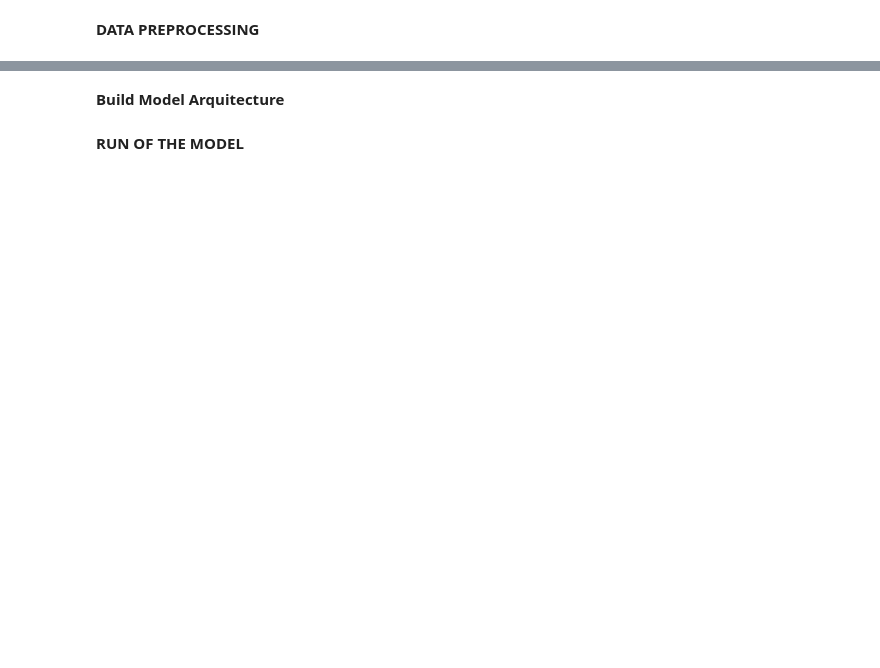
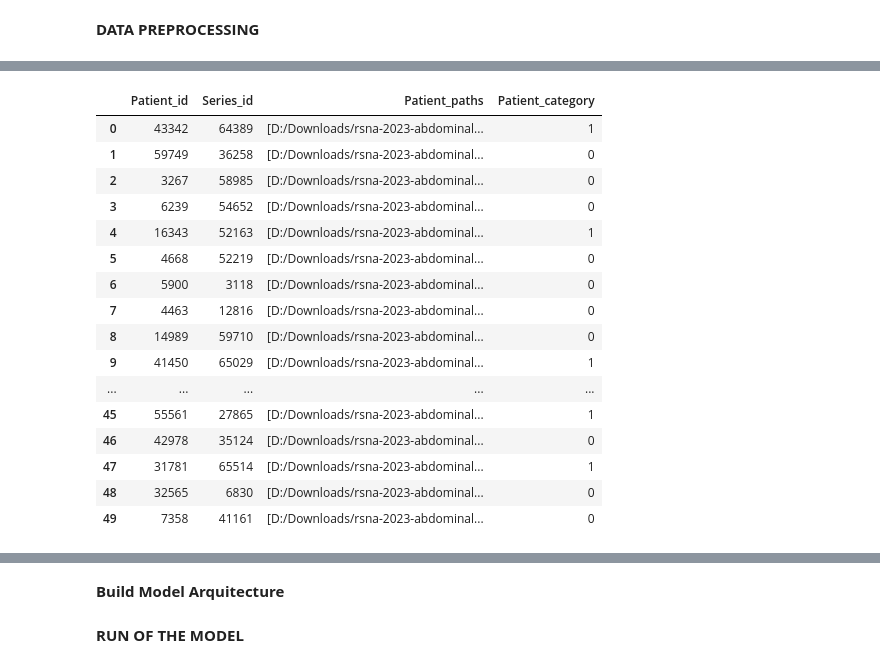
Before and after one commit to PedroAMtz/RSNA_Abdominal_Trauma, a Jupyter notebook: experiments/LSTM_Model/Unet-lstm-2d-model.ipynb, the cells around one changed output, grey strips where cells are left out. Cells and saved outputs as stored; diff of their text form; code cells hidden in the pictures; blank space fills up the shorter version.

```diff
--- a/experiments/LSTM_Model/Unet-lstm-2d-model.ipynb
+++ b/experiments/LSTM_Model/Unet-lstm-2d-model.ipynb
@@ -245,0 +106,26 @@ train_images , test_images , train_labels, test_labels = train_test_split(transp
+# %%
+connection = sqlite3.connect("C:/Users/Daniel/Desktop/RSNA_Abdominal_Trauma/local_database/training_data.db")
+# ATTENTION ABOUT THE TABLE FROM THE DB YOU CONNECT!!
+sql = pd.read_sql_query("SELECT * FROM balanced_data", connection)
+data = pd.DataFrame(sql, columns =["Patient_id", "Series_id", "Patient_paths", "Patient_category"])
+data['Patient_paths'] = data['Patient_paths'].apply(ast.literal_eval)
+# %%
+data
+# %% [output]
+|  | Patient_id | Series_id | Patient_paths | Patient_category |
+| 0 | 43342 | 64389 | [D:/Downloads/rsna-2023-abdominal... | 1 |
+| 1 | 59749 | 36258 | [D:/Downloads/rsna-2023-abdominal... | 0 |
+| 2 | 3267 | 58985 | [D:/Downloads/rsna-2023-abdominal... | 0 |
+| 3 | 6239 | 54652 | [D:/Downloads/rsna-2023-abdominal... | 0 |
+| 4 | 16343 | 52163 | [D:/Downloads/rsna-2023-abdominal... | 1 |
+| 5 | 4668 | 52219 | [D:/Downloads/rsna-2023-abdominal... | 0 |
+| 6 | 5900 | 3118 | [D:/Downloads/rsna-2023-abdominal... | 0 |
+| 7 | 4463 | 12816 | [D:/Downloads/rsna-2023-abdominal... | 0 |
+| 8 | 14989 | 59710 | [D:/Downloads/rsna-2023-abdominal... | 0 |
+| 9 | 41450 | 65029 | [D:/Downloads/rsna-2023-abdominal... | 1 |
+| ... | ... | ... | ... | ... |
+| 45 | 55561 | 27865 | [D:/Downloads/rsna-2023-abdominal... | 1 |
+| 46 | 42978 | 35124 | [D:/Downloads/rsna-2023-abdominal... | 0 |
+| 47 | 31781 | 65514 | [D:/Downloads/rsna-2023-abdominal... | 1 |
+| 48 | 32565 | 6830 | [D:/Downloads/rsna-2023-abdominal... | 0 |
+| 49 | 7358 | 41161 | [D:/Downloads/rsna-2023-abdominal... | 0 |
```
Also changed, not shown: parts of 26 cells of this notebook.
